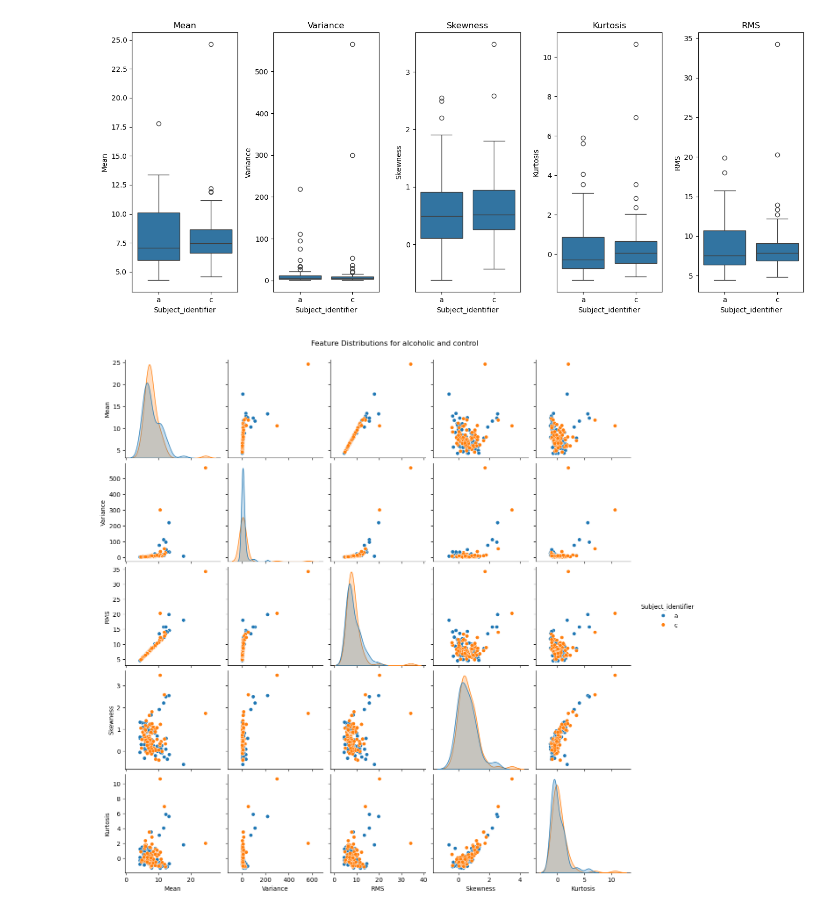
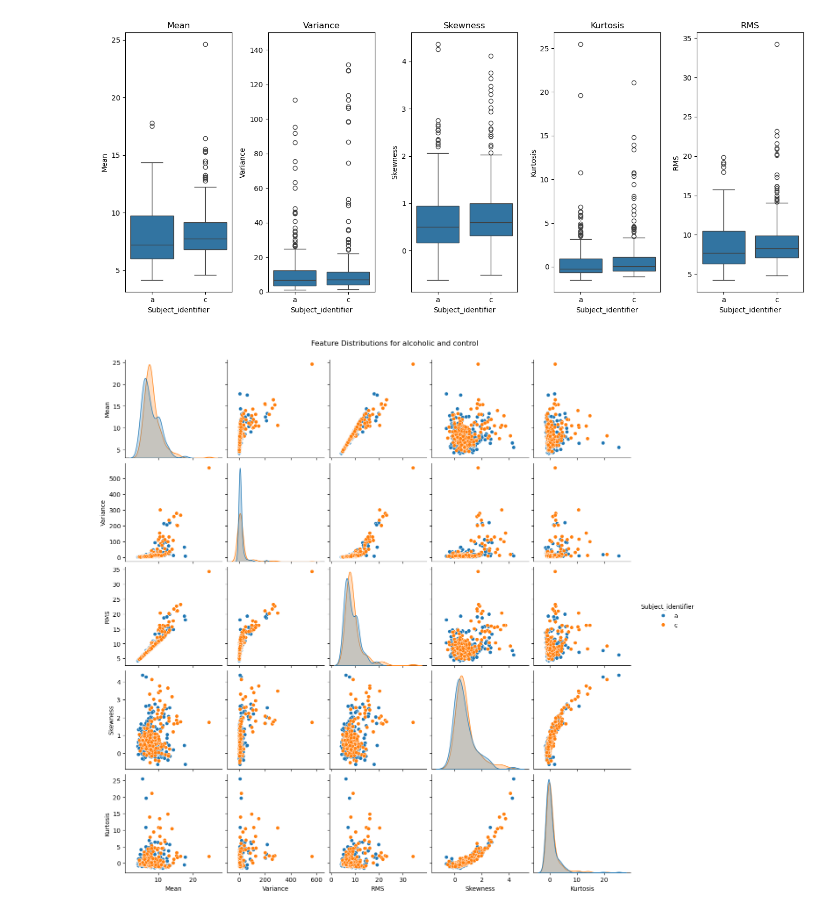
Before and after one commit to kkufaas/EEG, a Jupyter notebook: visualization.ipynb, the cells around one changed output. Drawn from its saved outputs; the diff is of its cells as text; code cells hidden in the pictures.

```diff
--- a/visualization.ipynb
+++ b/visualization.ipynb
@@ -15,6 +16,7 @@ df = eeg.load_all_trials_from_folder(folder_path)
 # %%
 df.columns
-
-idx_list2 = df[((df.matching_condition != 'S1 obj'))].index
+# Only keeps rows with the S1 match condition
+#idx_list2 = df[((df.matching_condition != 'S1 obj'))].index
+# Drops all rows from patient with name == co2a0000371, as this patient has unusual sensor values
 #idx_list = df[((df.name == 'co2a0000371'))].index
-df = df.drop(idx_list2).reset_index(drop='True').copy()
+#df = df.drop(idx_list2).reset_index(drop='True').copy()
@@ -232,18 +162,21 @@ features_df
 # %%
 """Lag boksplotter for alle statistiske funksjoner gruppert etter alkoholiker/kontroll."""
 features = ['Mean', 'Variance', 'Skewness', 'Kurtosis', 'RMS']
 # Definer plottenes layout
 plt.figure(figsize=(14,6))
 # Lag boksplott for hver funksjon
 for i, feature in enumerate(features):
     plt.subplot(1, len(features), i + 1)
     sns.boxplot(x=features_df['Subject_identifier'], y = features_df[feature], data=features_df)
+    if feature == 'Variance':
+        plt.ylim(0,150)
+
     plt.title(feature)
 
 plt.tight_layout()
 plt.show()
 # %% [output]
-[figure, old version]
+[figure, new version]
 # %%
 #pairplot_features = feature_data[['mean_amplitude', 'variance', 'rms','subject_identifier']]
 
@@ -252,4 +185,4 @@ plt.suptitle('Feature Distributions for alcoholic and control', y=1.02)
 
 plt.show()
 # %% [output]
-[figure, old version]
+[figure, new version]
```
Also changed, not shown: parts of 16 cells of this notebook.
